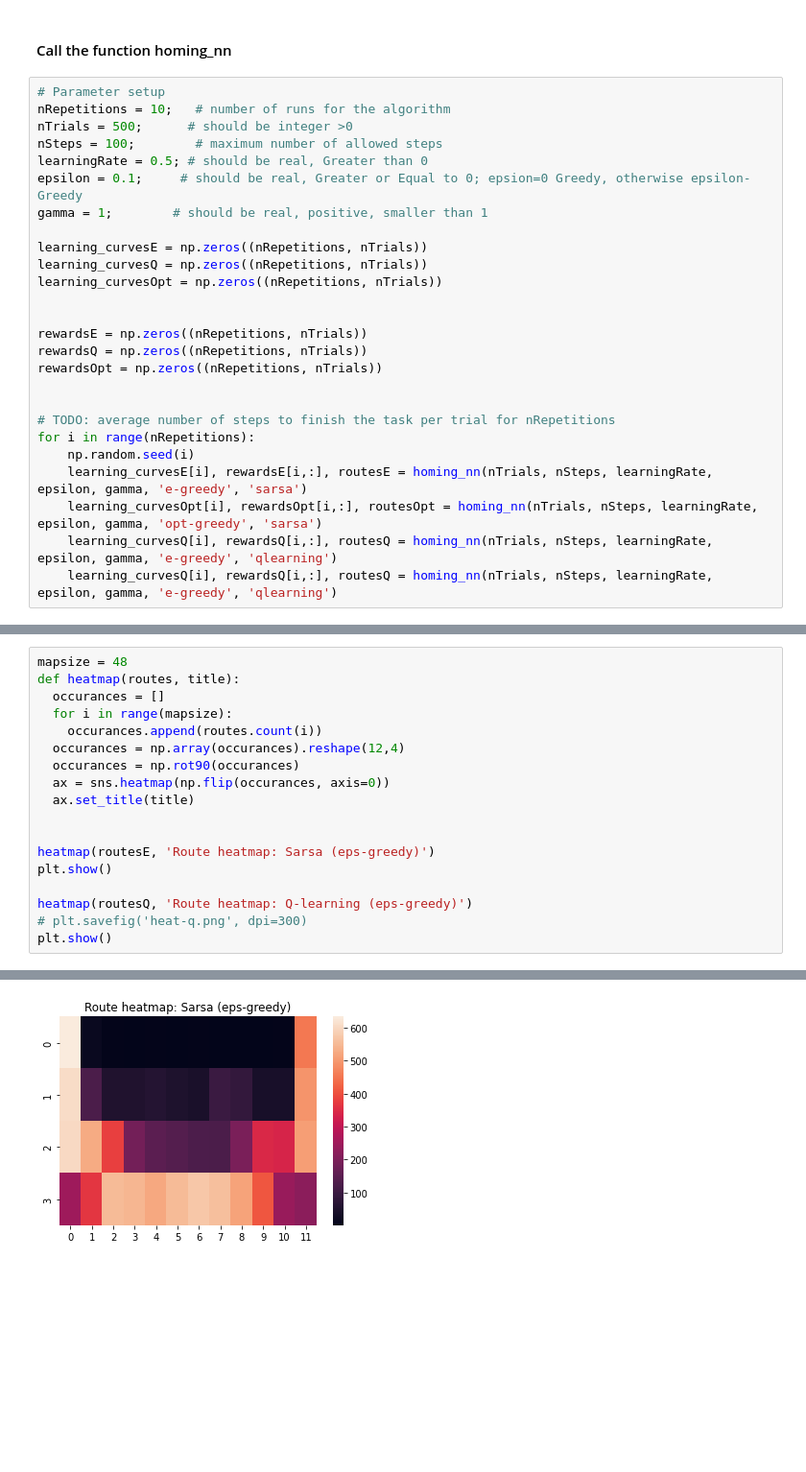
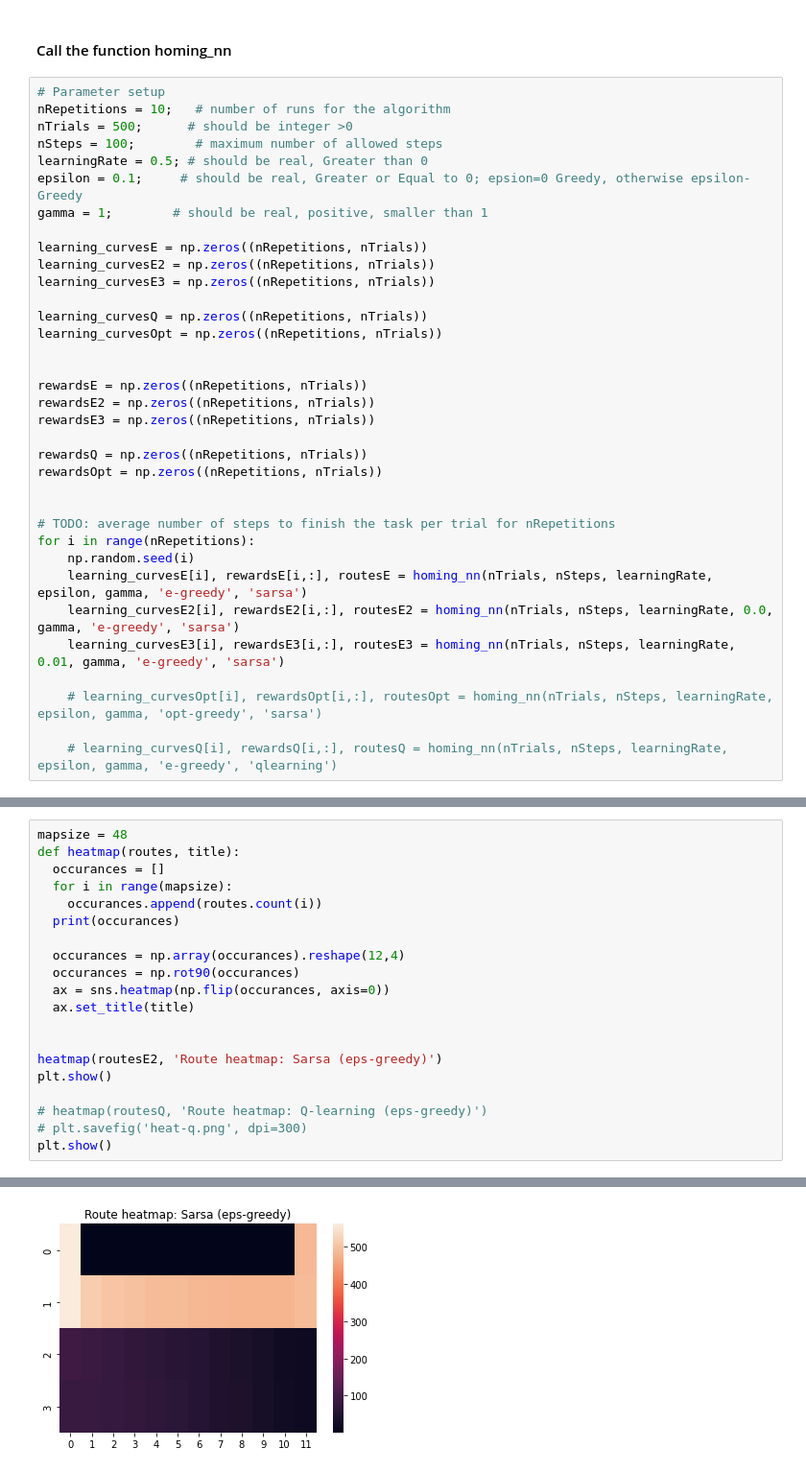
Before and after one commit to Topolewski-Kamil/robot-reinforcement-learning, a Jupyter notebook: robot.ipynb, the cells around one changed output, grey strips where cells are left out. Shown: that part at 96% size. Drawn from its saved outputs; the diff is of its cells as text; blank space fills up the shorter version.

Commit message:
multiple epsilons

```diff
--- a/robot.ipynb
+++ b/robot.ipynb
@@ -193,11 +193,17 @@ epsilon = 0.1;     # should be real, Greater or Equal to 0; epsion=0 Greedy, oth
 gamma = 1;        # should be real, positive, smaller than 1
 
 learning_curvesE = np.zeros((nRepetitions, nTrials))
+learning_curvesE2 = np.zeros((nRepetitions, nTrials))
+learning_curvesE3 = np.zeros((nRepetitions, nTrials))
+
 learning_curvesQ = np.zeros((nRepetitions, nTrials))
 learning_curvesOpt = np.zeros((nRepetitions, nTrials))
 
 
 rewardsE = np.zeros((nRepetitions, nTrials))
+rewardsE2 = np.zeros((nRepetitions, nTrials))
+rewardsE3 = np.zeros((nRepetitions, nTrials))
+
 rewardsQ = np.zeros((nRepetitions, nTrials))
 rewardsOpt = np.zeros((nRepetitions, nTrials))
 
@@ -206,6 +212,9 @@ rewardsOpt = np.zeros((nRepetitions, nTrials))
 for i in range(nRepetitions):
     np.random.seed(i)
     learning_curvesE[i], rewardsE[i,:], routesE = homing_nn(nTrials, nSteps, learningRate, epsilon, gamma, 'e-greedy', 'sarsa')
-    learning_curvesOpt[i], rewardsOpt[i,:], routesOpt = homing_nn(nTrials, nSteps, learningRate, epsilon, gamma, 'opt-greedy', 'sarsa')
-    learning_curvesQ[i], rewardsQ[i,:], routesQ = homing_nn(nTrials, nSteps, learningRate, epsilon, gamma, 'e-greedy', 'qlearning')
-    learning_curvesQ[i], rewardsQ[i,:], routesQ = homing_nn(nTrials, nSteps, learningRate, epsilon, gamma, 'e-greedy', 'qlearning')
+    learning_curvesE2[i], rewardsE2[i,:], routesE2 = homing_nn(nTrials, nSteps, learningRate, 0.0, gamma, 'e-greedy', 'sarsa')
+    learning_curvesE3[i], rewardsE3[i,:], routesE3 = homing_nn(nTrials, nSteps, learningRate, 0.01, gamma, 'e-greedy', 'sarsa')
+
+    # learning_curvesOpt[i], rewardsOpt[i,:], routesOpt = homing_nn(nTrials, nSteps, learningRate, epsilon, gamma, 'opt-greedy', 'sarsa')
+
+    # learning_curvesQ[i], rewardsQ[i,:], routesQ = homing_nn(nTrials, nSteps, learningRate, epsilon, gamma, 'e-greedy', 'qlearning')
@@ -264,16 +289,18 @@ def heatmap(routes, title):
   occurances = []
   for i in range(mapsize):
     occurances.append(routes.count(i))
+  print(occurances)
+
   occurances = np.array(occurances).reshape(12,4)
   occurances = np.rot90(occurances)
   ax = sns.heatmap(np.flip(occurances, axis=0))
   ax.set_title(title)
 
 
-heatmap(routesE, 'Route heatmap: Sarsa (eps-greedy)')
+heatmap(routesE2, 'Route heatmap: Sarsa (eps-greedy)')
 plt.show()
 
-heatmap(routesQ, 'Route heatmap: Q-learning (eps-greedy)')
+# heatmap(routesQ, 'Route heatmap: Q-learning (eps-greedy)')
 # plt.savefig('heat-q.png', dpi=300)
 plt.show()
 # %% [output]
@@ -280 +308 @@ plt.show()
-[figure, old version]
+[figure, new version]
```
Also changed, not shown: parts of 5 cells of this notebook.
